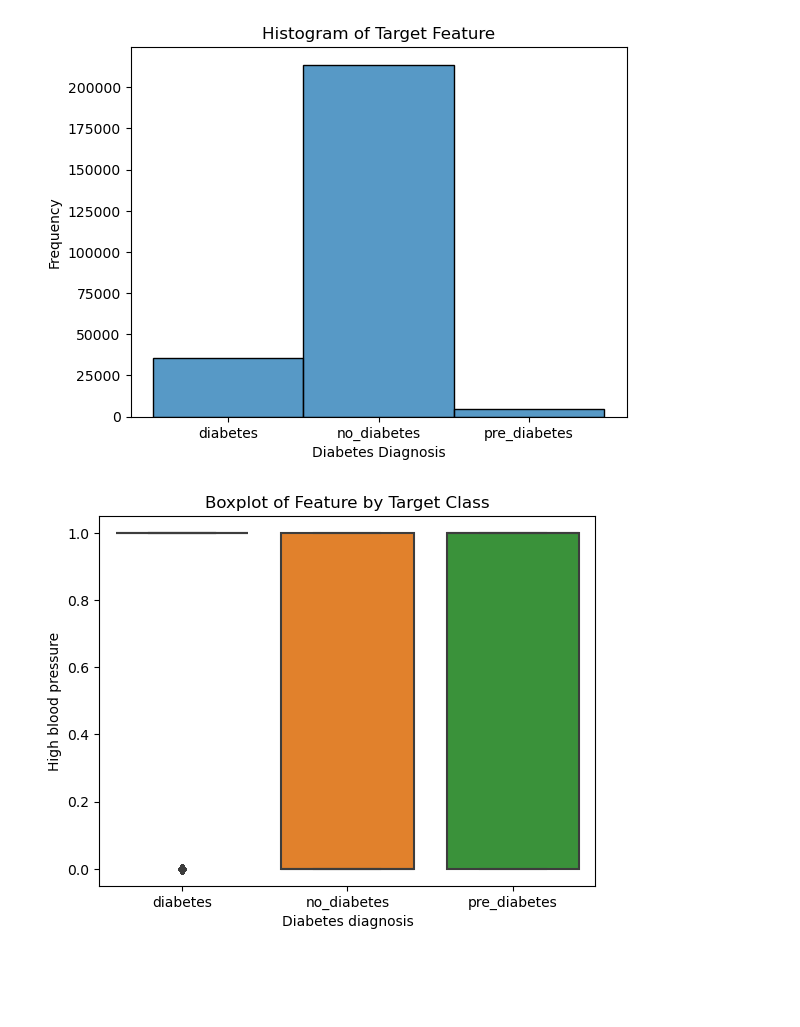
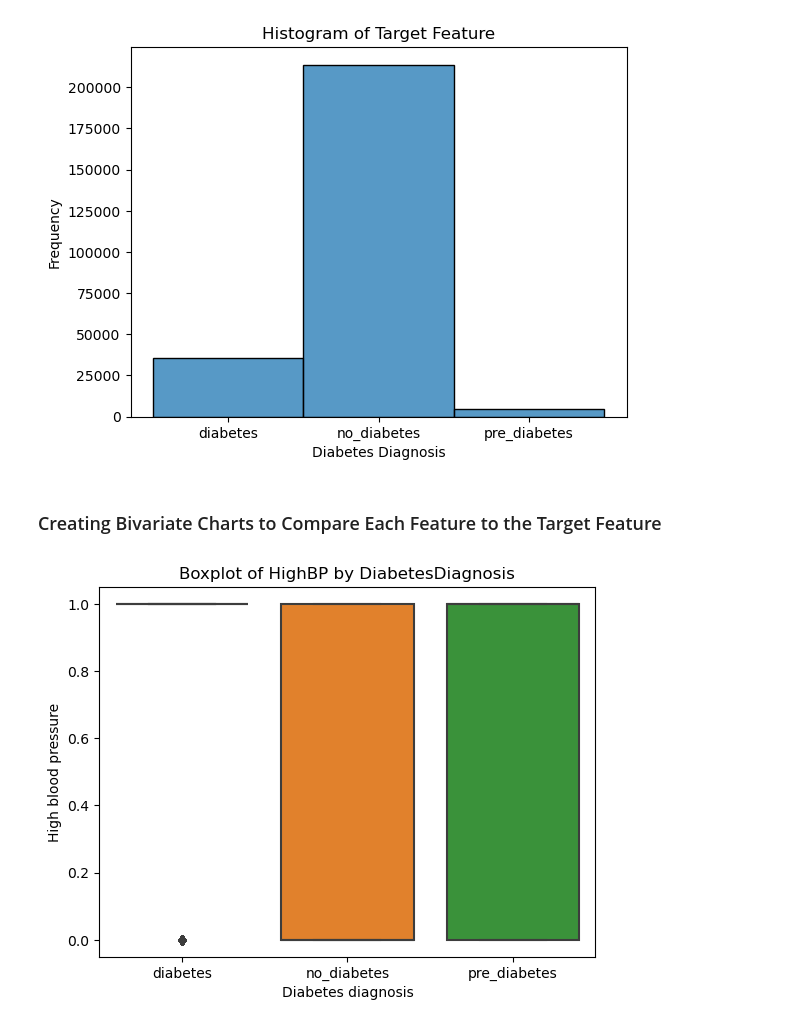
Before and after one commit to justink106/Diabetes-Predictor-Model, a Jupyter notebook: Diabetes Predictor Model - Exploratory Data Analysis .ipynb, the cells around one changed output. Saved outputs shown, nothing was run; the diff lists cells and outputs as text; code cells hidden in the pictures; blank space fills up the shorter version.

```diff
--- a/Diabetes Predictor Model - Exploratory Data Analysis .ipynb
+++ b/Diabetes Predictor Model - Exploratory Data Analysis .ipynb
@@ -61,16 +63,17 @@ plt.title('Histogram of Target Feature')
 plt.show()
 # %% [output]
 [figure]
+# %% [markdown]
+### Creating Bivariate Charts to Compare Each Feature to the Target Feature
 # %%
-# Creating a bivariate chart to compare each feature to the target feature
-# Creating a Boxplot
+# Have you ever been told by a health professional that you have had high blood pressure?
 # 0 = no high blood pressure
 # 1 = high blood pressure
 
 sns.boxplot(x='DiabetesDiagnosis', y='HighBP', data=df)
 plt.xlabel('Diabetes diagnosis')
 plt.ylabel('High blood pressure')
-plt.title('Boxplot of Feature by Target Class')
+plt.title('Boxplot of HighBP by DiabetesDiagnosis')
 plt.show()
 # %% [output]
-[figure, old version]
+[figure, new version]
```
Also changed, not shown: parts of 27 cells of this notebook.
